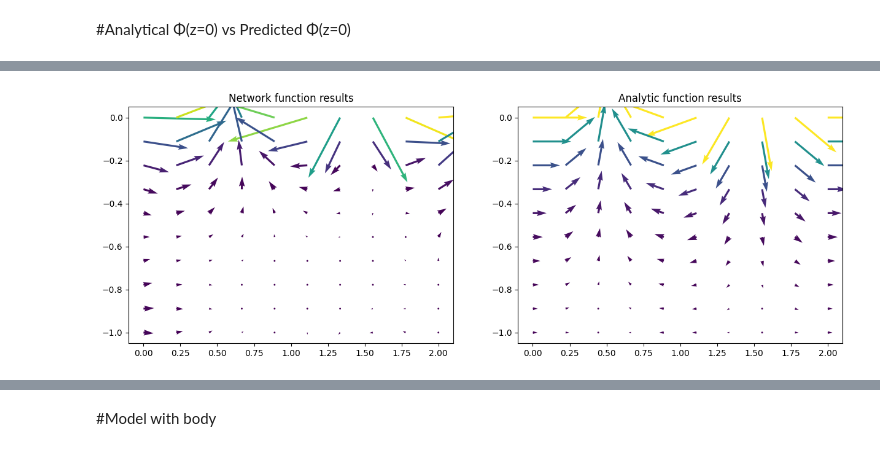
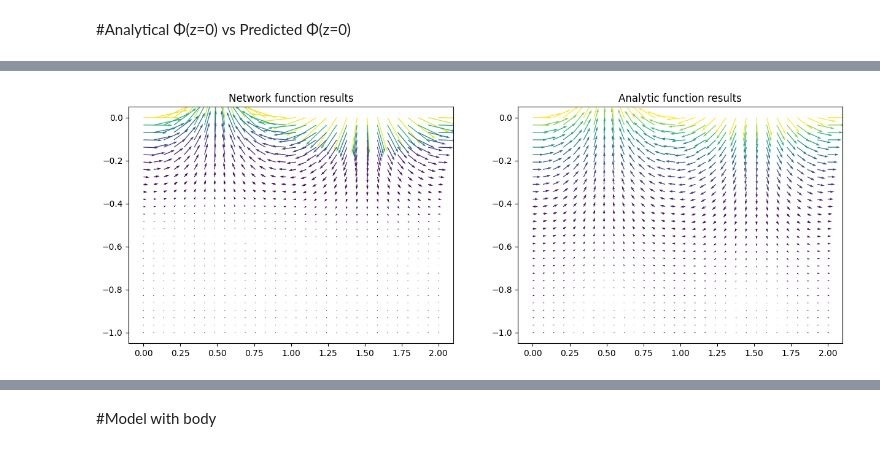
Before and after one commit to LuigiElo/DL-PINNs, a Jupyter notebook: PINN_LaPlace2D_Pytorch.ipynb, the cells around one changed output, grey strips where cells are left out. Cells and saved outputs as stored; diff of their text form; code cells hidden in the pictures.

```diff
--- a/PINN_LaPlace2D_Pytorch.ipynb
+++ b/PINN_LaPlace2D_Pytorch.ipynb
@@ -648,6 +591,9 @@ test_loss_data_list = []
 test_total_loss_list = []
 test_loss_per_bc_list=[]
 test_loss_bot_vel_bc_list=[]
+
+min_test_total_loss = np.inf
+best_model_weights = model.state_dict()
 
 # Training loop
 for epoch in range(num_epochs):
@@ -701,12 +647,14 @@ for epoch in range(num_epochs):
     #total_loss = loss_function_approximation + loss_periodic_boundary + loss_vel_bottom_boundary + loss_pde_loss
 
     total_loss = adapt_weights[0] * loss_function_approximation + adapt_weights[1]*loss_periodic_boundary + adapt_weights[2]*loss_pde_loss + adapt_weights[3]*loss_vel_bottom_boundary
+
+    total_loss_log = loss_function_approximation + loss_periodic_boundary + loss_pde_loss + loss_vel_bottom_boundary
     # Backward pass and optimization
     optimizer.zero_grad()
     total_loss.backward()
     optimizer.step()
 
-
+    weights_history.append(adapt_weights.numpy())
 
     # Append losses to the lists
     loss_pde_list.append(loss_pde_loss.item())
@@ -719,11 +667,11 @@ for epoch in range(num_epochs):
     # Generate test data for each component of the PINN loss
     test_input_data_function_approximation, test_target_data_function_approximation = generate_data_function_approximation(test_data_size)
     test_input_data_boundary_conditions_0, test_input_data_boundary_conditions_1 = generate_periodic_boundary_data(test_data_size, x1_values=[0, 2])
-    test_input_data_pde_loss = generate_data_pde_loss(test_data_size)
+    test_input_data_pde_loss = generate_data_pde_loss(test_data_size, True)
     test_input_data_vel_bottom = generate_data_bottom_velocity(test_data_size)
 
     #normalize data
-    test_input_data_function_approximation, test_input_data_boundary_conditions_0, test_input_data_boundary_conditions_1, test_input_data_pde_loss, test_input_data_vel_bottom = normalize_data(test_input_data_function_approximation, test_input_data_boundary_conditions_0, test_input_data_boundary_conditions_1, test_input_data_pde_loss, test_input_data_vel_bottom,test_data_size)
+    test_input_data_function_approximation, test_input_data_boundary_conditions_0, test_input_data_boundary_conditions_1, test_input_data_pde_loss, test_input_data_vel_bottom, scaler = normalize_data(test_input_data_function_approximation, test_input_data_boundary_conditions_0, test_input_data_boundary_conditions_1, test_input_data_pde_loss, test_input_data_vel_bottom,test_data_size)
     # Test loop
     # Forward pass for each component
     test_predicted_data_function_approximation = model(torch.Tensor(test_input_data_function_approximation))
@@ -750,6 +698,11 @@ for epoch in range(num_epochs):
     #test_total_loss = test_loss_function_approximation + test_loss_boundary_conditions + test_loss_pde_loss
     test_total_loss = test_loss_function_approximation + test_loss_periodic_boundary + test_loss_vel_bottom_boundary + test_loss_pde_loss
 
+    # Save best model weights
+    if test_total_loss < min_test_total_loss:
+     min_test_total_loss = test_total_loss
+     best_model_weights = model.state_dict()
+
     # Append test losses to the lists
     test_loss_pde_list.append(test_loss_pde_loss.item())
     #test_loss_bc_list.append(test_loss_boundary_conditions.item())
@@ -765,7 +718,7 @@ for epoch in range(num_epochs):
         print(f'Epoch {epoch}/{num_epochs},train Periodic Boundary Loss: {loss_periodic_boundary}')
         print(f'Epoch {epoch}/{num_epochs},train Bottom Velocity Boundary Loss: {loss_vel_bottom_boundary}')
         print(f'Epoch {epoch}/{num_epochs},train Data Loss: {loss_function_approximation}')
-        print(f'Epoch {epoch}/{num_epochs},train Total Loss: {total_loss.item()}')
+        print(f'Epoch {epoch}/{num_epochs},train Total Loss: {total_loss_log.item()}')
         print("------------------------------------------------------------")
         print(f'Epoch {epoch}/{num_epochs},test PDE Loss: {test_loss_pde_loss}')
         #print(f'Epoch {epoch}/{num_epochs},test Boundaries Loss: {test_loss_boundary_conditions}')
@@ -991,52 +1056,47 @@ def compute_output_grad(input):
 
     return grad_x1, grad_x2
 # %%
-square_top_left = (L/2 - L/16, -h/2 - L/16)
-square_width = L/8  # You can adjust the width of the square as needed
-square_height = L/8  # You can adjust the height of the square as needed
+def compareVelocity2Analytical(body=False):
+  square_top_left = (L/2 - L/16, -h/2 - L/16)
+  square_width = L/8  # You can adjust the width of the square as needed
+  square_height = L/8  # You can adjust the height of the square as needed
 
-#body=True
-body=False
-x = np.linspace(0,2,10)
-y = np.linspace(0,-1,10)
-X,Y  = np.meshgrid(x,y)
+  x = np.linspace(0,2,30)
+  y = np.linspace(0,-1,30)
+  X,Y  = np.meshgrid(x,y)
 
-positions = np.vstack([X.ravel(), Y.ravel()])
-print(positions.shape)
+  positions = np.vstack([X.ravel(), Y.ravel()])
+  print(positions.shape)
 
-# Stack X and Y vertically
-data = np.vstack([X.flatten(), Y.flatten()]).T
+  # Stack X and Y vertically
+  data = np.vstack([X.flatten(), Y.flatten()]).T
 
-# Create and fit the scaler
-scaler = StandardScaler()
-scaled_data = scaler.fit_transform(data)
+  scaled_data = scaler.transform(data)
 
-# Calculate velocity of water for specific x,y direction
-u_analytic, v_analytic  = velocity_func(positions.T)
-u_network, v_network = compute_output_grad(torch.Tensor(scaled_data))
-u_network = u_network.detach().numpy()
-v_network = v_network.detach().numpy()
+  # Calculate velocity of water for specific x,y direction
+  u_analytic, v_analytic  = velocity_func(positions.T)
+  u_network, v_network = compute_output_grad(torch.Tensor(scaled_data))
+  u_network = u_network.detach().numpy()
+  v_network = v_network.detach().numpy()
 
 
-fig , axs = plt.subplots(1,2, figsize = (15,5))
-axs[0].quiver(X,Y,u_network, v_network, v_network**2+u_network**2 )
-axs[0].set_title('Network function results')
-if(not body):
-  axs[1].quiver(X,Y,u_analytic,v_analytic,(v_analytic**2+u_analytic**2))
-  axs[1].set_title('Analytic function results')
+  fig , axs = plt.subplots(1,2, figsize = (15,5))
+  axs[0].quiver(X,Y,u_network, v_network, v_network**2+u_network**2 )
+  axs[0].set_title('Network function results')
+  if(not body):
+    axs[1].quiver(X,Y,u_analytic,v_analytic,(v_analytic**2+u_analytic**2))
+    axs[1].set_title('Analytic function results')
 
 
-if(body):
-# Add the black square to both plots
-  for ax in axs:
-      square = plt.Rectangle(square_top_left, square_width, square_height, edgecolor='black', facecolor='black', linewidth=2)
-      ax.add_patch(square)
+  if(body):
+  # Add the black square to both plots
+    for ax in axs:
+        square = plt.Rectangle(square_top_left, square_width, square_height, edgecolor='black', facecolor='black', linewidth=2)
+        ax.add_patch(square)
 
-# Show the plot
-plt.show()
+  # Show the plot
+  plt.show()
 
 
-#total_test_data = torch.Tensor(total_test_data)
-#total_test_data_scaled = torch.Tensor(total_test_data_scaled)
-# Convert the list to a PyTorch tensor
+compareVelocity2Analytical()
 # %% [output]
@@ -1044 +1104 @@ plt.show()
-[figure, old version]
+[figure, new version]
```
Also changed, not shown: parts of 35 cells of this notebook.
